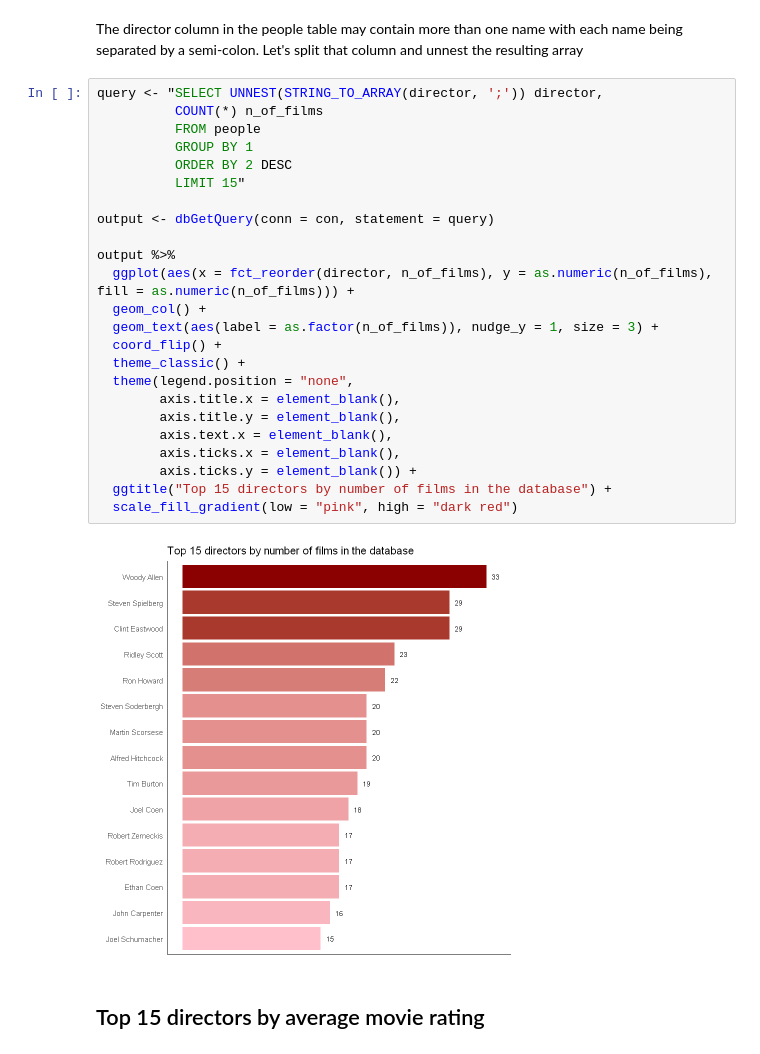
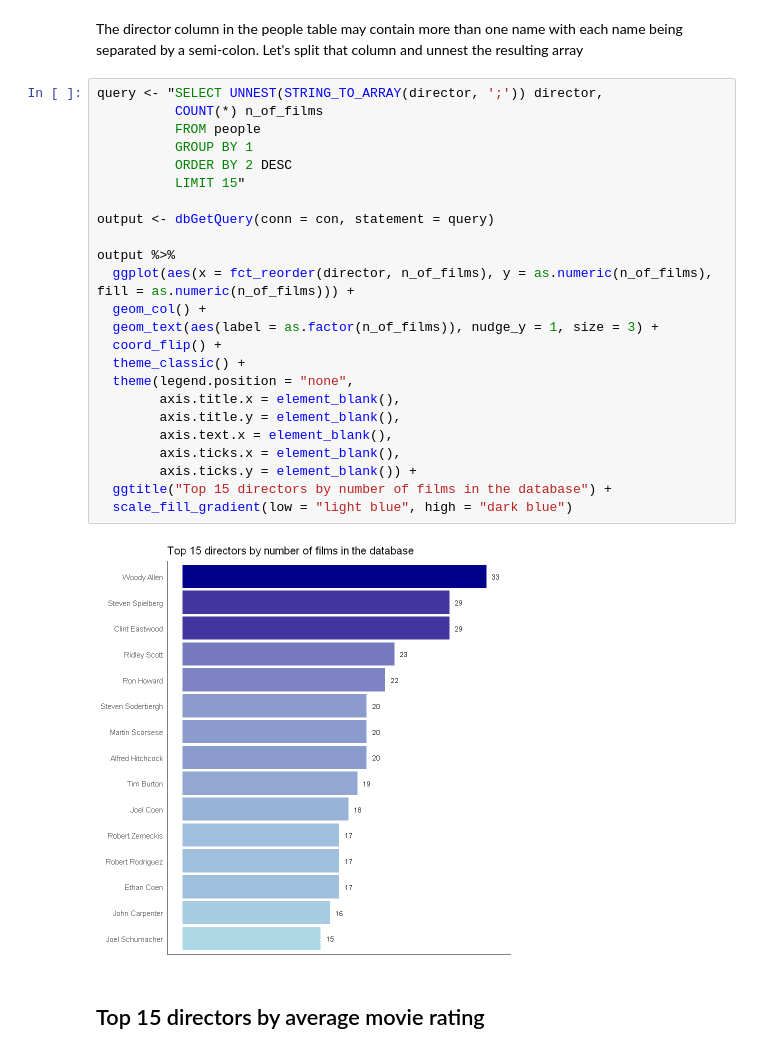
Before and after one commit to JacopoMalatesta/imdb_most_popular_films, a Jupyter notebook: scripts/04 - Querying and visualizing the results.ipynb, the cells around one changed output. Drawn from its saved outputs; the diff is of its cells as text.

```diff
--- a/scripts/04 - Querying and visualizing the results.ipynb
+++ b/scripts/04 - Querying and visualizing the results.ipynb
@@ -46,29 +46,29 @@ The director column in the people table may contain more than one name with each
 # %%
 query <- "SELECT UNNEST(STRING_TO_ARRAY(director, ';')) director,
           COUNT(*) n_of_films
           FROM people
           GROUP BY 1
           ORDER BY 2 DESC
           LIMIT 15"
 
 output <- dbGetQuery(conn = con, statement = query)
 
 output %>%
   ggplot(aes(x = fct_reorder(director, n_of_films), y = as.numeric(n_of_films), fill = as.numeric(n_of_films))) +
   geom_col() +
   geom_text(aes(label = as.factor(n_of_films)), nudge_y = 1, size = 3) +
   coord_flip() +
   theme_classic() +
   theme(legend.position = "none",
         axis.title.x = element_blank(),
         axis.title.y = element_blank(),
         axis.text.x = element_blank(),
         axis.ticks.x = element_blank(),
         axis.ticks.y = element_blank()) +
   ggtitle("Top 15 directors by number of films in the database") +
-  scale_fill_gradient(low = "pink", high = "dark red")
+  scale_fill_gradient(low = "light blue", high = "dark blue")
 # %% [output]
-[figure, old version]
+[figure, new version]
 # %% [markdown]
 ## Top 15 directors by average movie rating
 # %%
```
Also changed, not shown: parts of 6 cells of this notebook.
